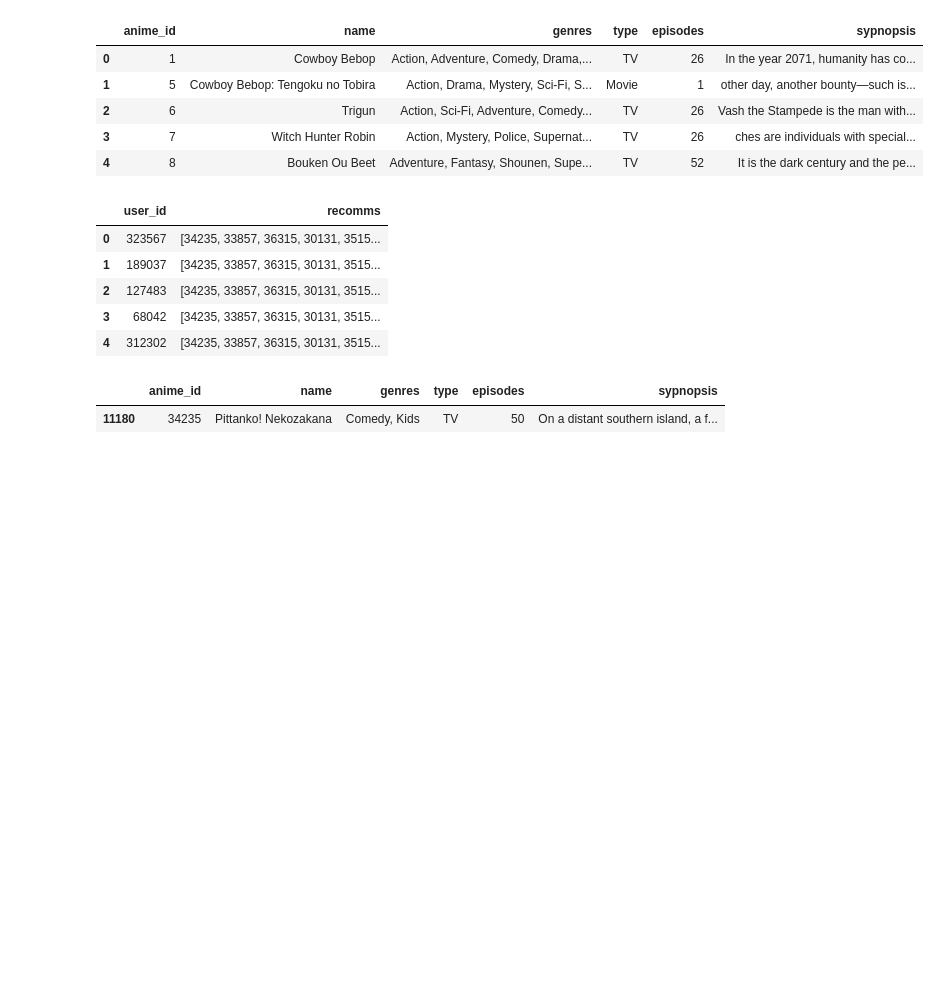
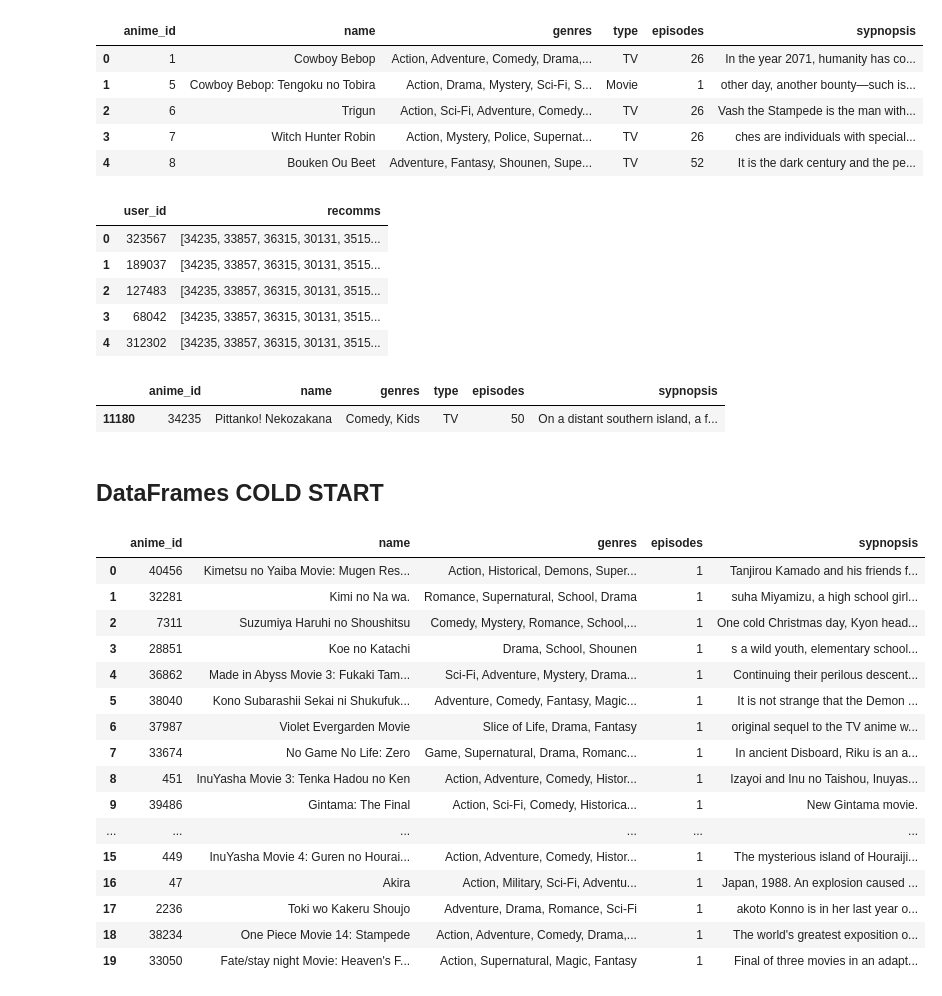
Before and after one commit to exehernandez/Sistema_recomendacion, a Jupyter notebook: TP4_imprimir_recomendaciones.ipynb, the cells around one changed output. Drawn from its saved outputs; the diff is of its cells as text; code cells hidden in the pictures; blank space fills up the shorter version.

Commit message:
actualizacion cold start

```diff
--- a/TP4_imprimir_recomendaciones.ipynb
+++ b/TP4_imprimir_recomendaciones.ipynb
@@ -147,3 +147,33 @@ base_de_datos[base_de_datos.anime_id == 34235]
 # %% [output]
 |  | anime_id | name | genres | type | episodes | sypnopsis |
 | 11180 | 34235 | Pittanko! Nekozakana | Comedy, Kids | TV | 50 | On a distant southern island, a f... |
+# %% [markdown]
+## DataFrames COLD START
+# %%
+mov = pd.read_csv(r"D:\Exe\OneDrive - alumnos.frm.utn.edu.ar\Cursos\Data Science\TP4\Entrega\Cold Start\ListAuto_Mov20.csv")
+ona = pd.read_csv(r"D:\Exe\OneDrive - alumnos.frm.utn.edu.ar\Cursos\Data Science\TP4\Entrega\Cold Start\ListAuto_ONA20.csv")
+ova = pd.read_csv(r"D:\Exe\OneDrive - alumnos.frm.utn.edu.ar\Cursos\Data Science\TP4\Entrega\Cold Start\ListAuto_OVA20.csv")
+special = pd.read_csv(r"D:\Exe\OneDrive - alumnos.frm.utn.edu.ar\Cursos\Data Science\TP4\Entrega\Cold Start\ListAuto_Special20.csv")
+tv = pd.read_csv(r"D:\Exe\OneDrive - alumnos.frm.utn.edu.ar\Cursos\Data Science\TP4\Entrega\Cold Start\ListAuto_TV20.csv")
+# %%
+mov_df = pd.merge(mov, base_de_datos, left_on='Name', right_on='name')
+mov_df = mov_df.drop(['Name', 'type'], axis=1)
+mov_df
+# %% [output]
+|  | anime_id | name | genres | episodes | sypnopsis |
+| 0 | 40456 | Kimetsu no Yaiba Movie: Mugen Res... | Action, Historical, Demons, Super... | 1 | Tanjirou Kamado and his friends f... |
+| 1 | 32281 | Kimi no Na wa. | Romance, Supernatural, School, Drama | 1 | suha Miyamizu, a high school girl... |
+| 2 | 7311 | Suzumiya Haruhi no Shoushitsu | Comedy, Mystery, Romance, School,... | 1 | One cold Christmas day, Kyon head... |
+| 3 | 28851 | Koe no Katachi | Drama, School, Shounen | 1 | s a wild youth, elementary school... |
+| 4 | 36862 | Made in Abyss Movie 3: Fukaki Tam... | Sci-Fi, Adventure, Mystery, Drama... | 1 | Continuing their perilous descent... |
+| 5 | 38040 | Kono Subarashii Sekai ni Shukufuk... | Adventure, Comedy, Fantasy, Magic... | 1 | It is not strange that the Demon ... |
+| 6 | 37987 | Violet Evergarden Movie | Slice of Life, Drama, Fantasy | 1 | original sequel to the TV anime w... |
+| 7 | 33674 | No Game No Life: Zero | Game, Supernatural, Drama, Romanc... | 1 | In ancient Disboard, Riku is an a... |
+| 8 | 451 | InuYasha Movie 3: Tenka Hadou no Ken | Action, Adventure, Comedy, Histor... | 1 | Izayoi and Inu no Taishou, Inuyas... |
+| 9 | 39486 | Gintama: The Final | Action, Sci-Fi, Comedy, Historica... | 1 | New Gintama movie. |
+| ... | ... | ... | ... | ... | ... |
+| 15 | 449 | InuYasha Movie 4: Guren no Hourai... | Action, Adventure, Comedy, Histor... | 1 | The mysterious island of Houraiji... |
+| 16 | 47 | Akira | Action, Military, Sci-Fi, Adventu... | 1 | Japan, 1988. An explosion caused ... |
+| 17 | 2236 | Toki wo Kakeru Shoujo | Adventure, Drama, Romance, Sci-Fi | 1 | akoto Konno is in her last year o... |
+| 18 | 38234 | One Piece Movie 14: Stampede | Action, Adventure, Comedy, Drama,... | 1 | The world's greatest exposition o... |
+| 19 | 33050 | Fate/stay night Movie: Heaven's F... | Action, Supernatural, Magic, Fantasy | 1 | Final of three movies in an adapt... |
```
Also changed, not shown: parts of 9 cells of this notebook, 7 other files.
